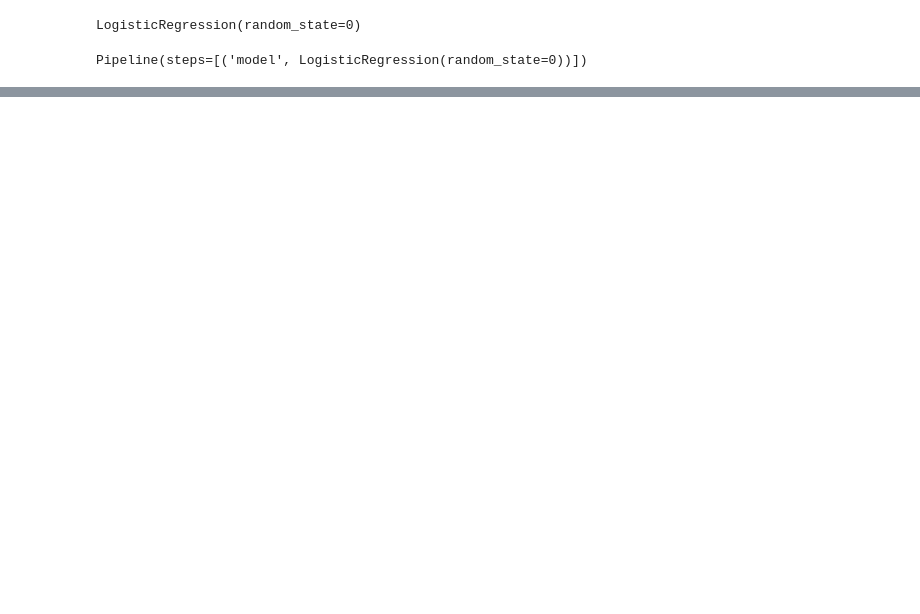
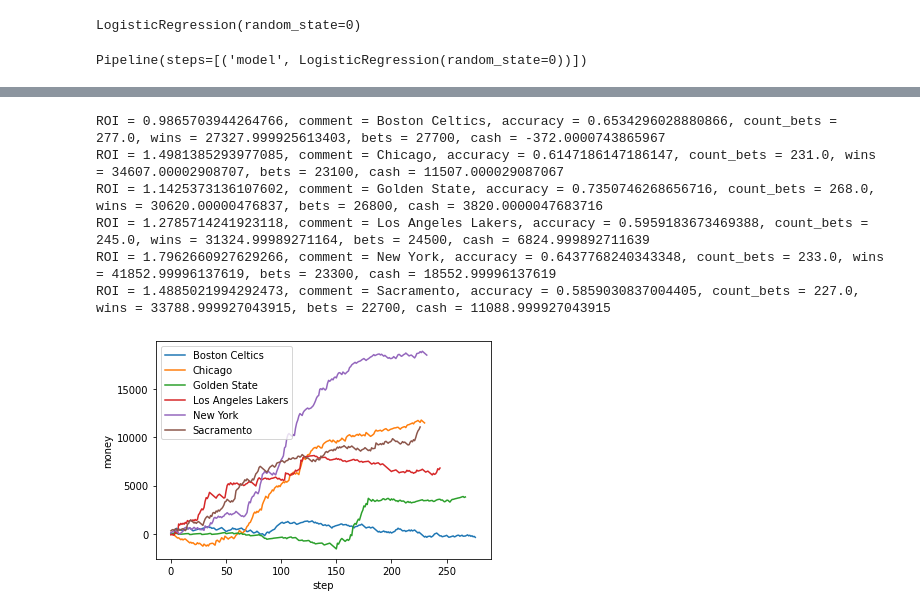
Before and after one commit to PSergey24/jupyter_notebooks, a Jupyter notebook: NBA_prediction.ipynb, the cells around one changed output, grey strips where cells are left out. Saved outputs shown, nothing was run; the diff lists cells and outputs as text; code cells hidden in the pictures; blank space fills up the shorter version.

```diff
--- a/NBA_prediction.ipynb
+++ b/NBA_prediction.ipynb
@@ -408,0 +463,28 @@ ROI = 1.175876367726423, accuracy = 0.581377151799687, count_bets = 1278.0, wins
+# %%
+# linear regression by teams (home)
+# franchises = {1: 'Atlanta Hawks', 2: 'Boston Celtics', 3: 'Brooklyn Nets', 4: 'Charlotte Hornets', 5: 'Chicago Bulls', 6: 'Cleveland Cavaliers', 7: 'Dallas Mavericks', 35: 'Denver Nuggets', 9: 'Detroit Pistons', 10: 'Golden State Warriors', 11: 'Houston Rockets', 12: 'Indiana Pacers', 13: 'Los Angeles Clippers', 14: 'Los Angeles Lakers', 15: 'Memphis Grizzlies', 16: 'Miami Heat', 17: 'Milwaukee Bucks', 18: 'Minnesota Timberwolves', 19: 'New Orleans Pelicans', 20: 'New York Knicks', 21: 'Oklahoma City Thunder', 22: 'Orlando Magic', 23: 'Philadelphia 76ers', 24: 'Phoenix Suns', 25: 'Portland Trail Blazers', 26: 'Sacramento Kings', 27: 'San Antonio Spurs', 28: 'Toronto Raptors', 29: 'Utah Jazz', 30: 'Washington Wizards', 31: 'Anderson Packers', 32: 'Baltimore Bullets', 33: 'Chicago Stags', 34: 'Cleveland Rebels', 36: 'Detroit Falcons', 37: 'Indianapolis Jets', 38: 'Indianapolis Olympians', 39: 'Kentucky Colonels', 40: 'Memphis Sounds', 41: 'Pittsburgh Condors', 42: 'Pittsburgh Ironmen', 43: 'Providence Steam Rollers', 44: 'San Diego Sails', 45: 'Sheboygan Red Skins', 46: 'Spirits of St. Louis', 47: 'St. Louis Bombers', 48: 'The Floridians', 49: 'Toronto Huskies', 50: 'Utah Stars', 51: 'Virginia Squires', 52: 'Washington Capitols', 53: 'Waterloo Hawks'}
+season = df_full_validate[df_full_validate['id_home'] == 2]
+to_get_results(season, model_pipeline, 'Boston Celtics')
+
+season = df_full_validate[df_full_validate['id_home'] == 5]
+to_get_results(season, model_pipeline, 'Chicago')
+
+season = df_full_validate[df_full_validate['id_home'] == 10]
+to_get_results(season, model_pipeline, 'Golden State')
+
+season = df_full_validate[df_full_validate['id_home'] == 14]
+to_get_results(season, model_pipeline, 'Los Angeles Lakers')
+
+season = df_full_validate[df_full_validate['id_home'] == 20]
+to_get_results(season, model_pipeline, 'New York')
+
+season = df_full_validate[df_full_validate['id_home'] == 26]
+to_get_results(season, model_pipeline, 'Sacramento')
+# %% [output]
+ROI = 0.9865703944264766, comment = Boston Celtics, accuracy = 0.6534296028880866, count_bets = 277.0, wins = 27327.999925613403, bets = 27700, cash = -372.0000743865967
+ROI = 1.4981385293977085, comment = Chicago, accuracy = 0.6147186147186147, count_bets = 231.0, wins = 34607.00002908707, bets = 23100, cash = 11507.000029087067
+ROI = 1.1425373136107602, comment = Golden State, accuracy = 0.7350746268656716, count_bets = 268.0, wins = 30620.00000476837, bets = 26800, cash = 3820.0000047683716
+ROI = 1.2785714241923118, comment = Los Angeles Lakers, accuracy = 0.5959183673469388, count_bets = 245.0, wins = 31324.99989271164, bets = 24500, cash = 6824.999892711639
+ROI = 1.7962660927629266, comment = New York, accuracy = 0.6437768240343348, count_bets = 233.0, wins = 41852.99996137619, bets = 23300, cash = 18552.99996137619
+ROI = 1.4885021994292473, comment = Sacramento, accuracy = 0.5859030837004405, count_bets = 227.0, wins = 33788.999927043915, bets = 22700, cash = 11088.999927043915
+[figure, added]
```
Also changed, not shown: parts of 25 cells of this notebook.
